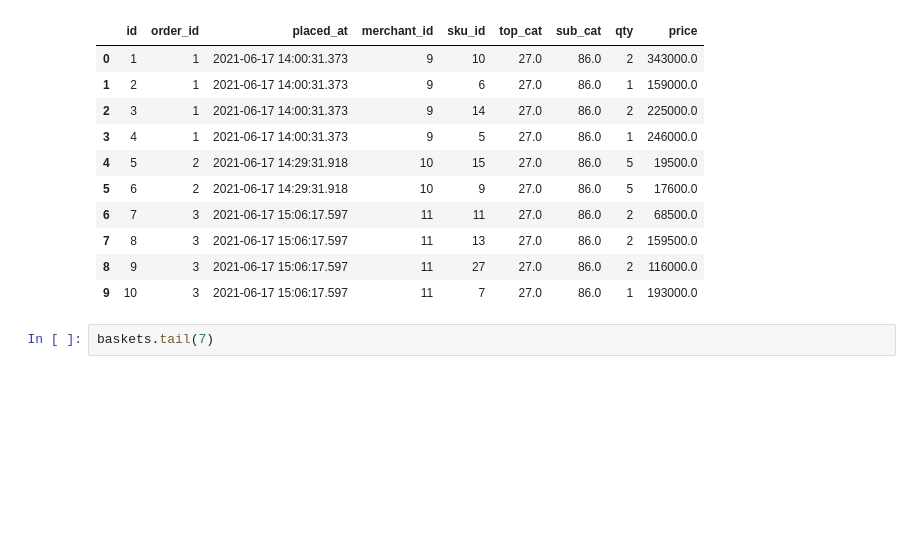
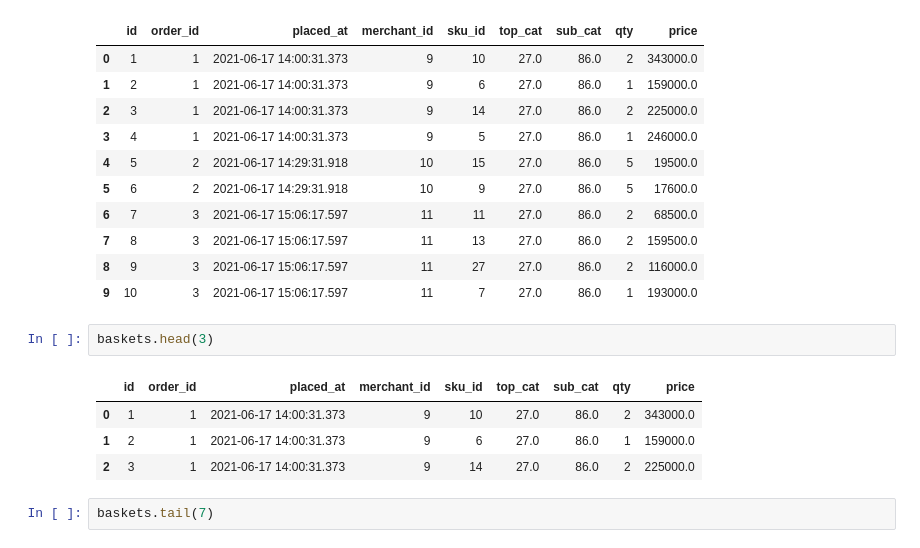
Before and after one commit to yingli/applieddatascience, a Jupyter notebook: sample_code/NB01_transaction_data.ipynb, the cells around one changed output. Cells and saved outputs as stored; diff of their text form; blank space fills up the shorter version.

```diff
--- a/sample_code/NB01_transaction_data.ipynb
+++ b/sample_code/NB01_transaction_data.ipynb
@@ -25,6 +25,13 @@ baskets.head(10)
 | 7 | 8 | 3 | 2021-06-17 15:06:17.597 | 11 | 13 | 27.0 | 86.0 | 2 | 159500.0 |
 | 8 | 9 | 3 | 2021-06-17 15:06:17.597 | 11 | 27 | 27.0 | 86.0 | 2 | 116000.0 |
 | 9 | 10 | 3 | 2021-06-17 15:06:17.597 | 11 | 7 | 27.0 | 86.0 | 1 | 193000.0 |
+# %%
+baskets.head(3)
+# %% [output]
+|  | id | order_id | placed_at | merchant_id | sku_id | top_cat | sub_cat | qty | price |
+| 0 | 1 | 1 | 2021-06-17 14:00:31.373 | 9 | 10 | 27.0 | 86.0 | 2 | 343000.0 |
+| 1 | 2 | 1 | 2021-06-17 14:00:31.373 | 9 | 6 | 27.0 | 86.0 | 1 | 159000.0 |
+| 2 | 3 | 1 | 2021-06-17 14:00:31.373 | 9 | 14 | 27.0 | 86.0 | 2 | 225000.0 |
 # %%
 baskets.tail(7)
 # %% [output]
```
Also changed, not shown: parts of 5 cells of this notebook, 1 other file.
